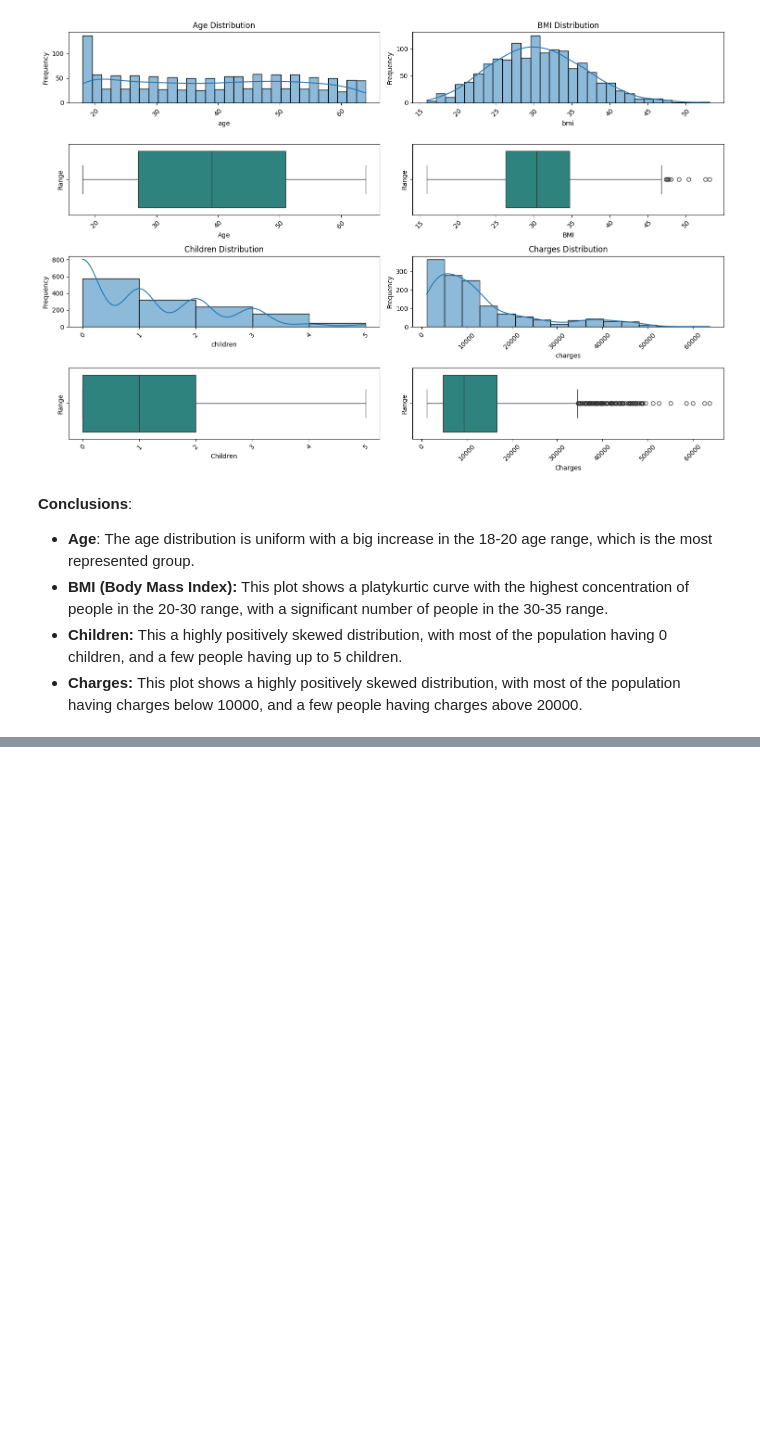
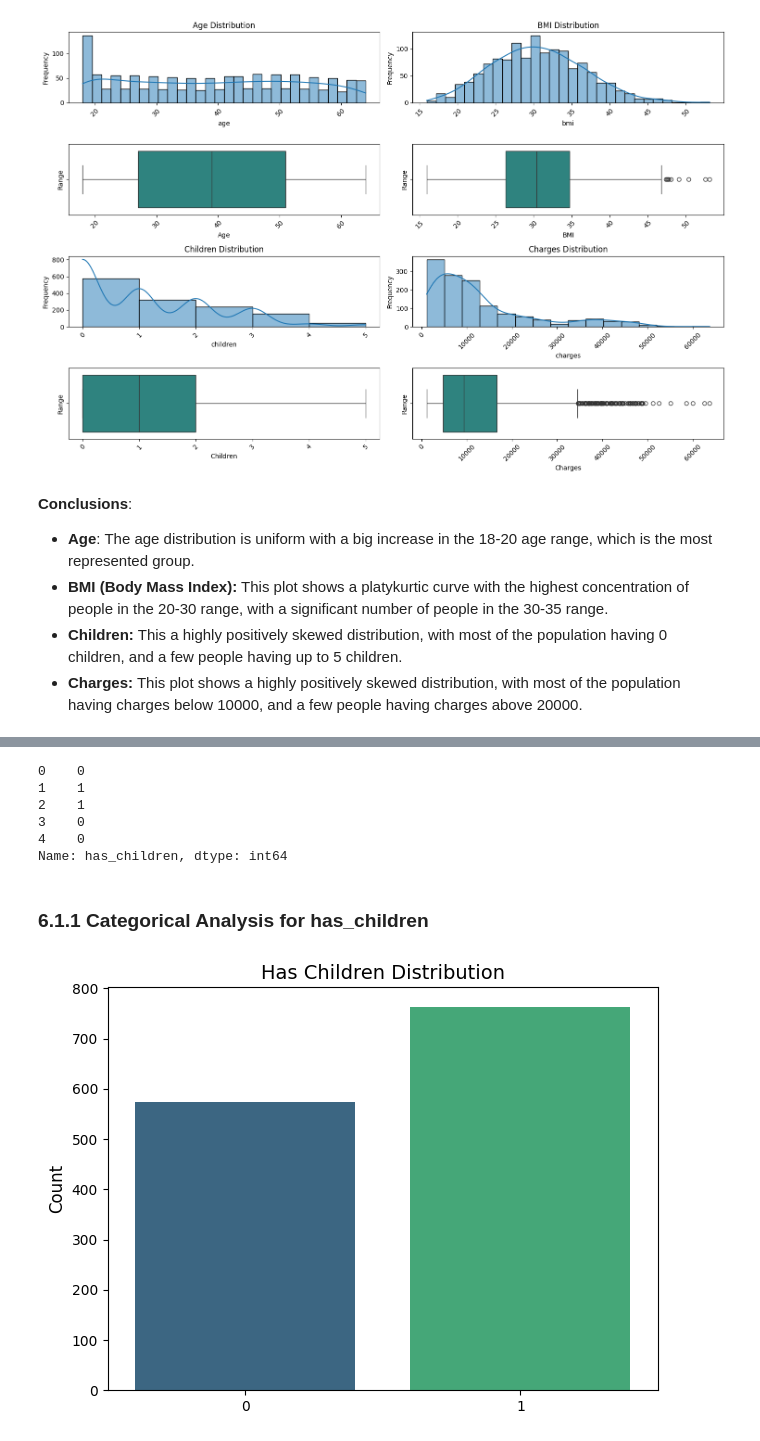
Before and after one commit to 4GeeksAcademy/danielpaez-dev-linear-regression, a Jupyter notebook: src/explore.ipynb, the cells around one changed output, grey strips where cells are left out. Cells and saved outputs as stored; diff of their text form; code cells hidden in the pictures; blank space fills up the shorter version.

```diff
--- a/src/explore.ipynb
+++ b/src/explore.ipynb
@@ -259,0 +305,21 @@ plt.show()
+# %%
+total_data_factorized['has_children'] = total_data_factorized['children'].apply(lambda x: 1 if x > 0 else 0)
+total_data_factorized['has_children'].head()
+# %% [output]
+0    0
+1    1
+2    1
+3    0
+4    0
+Name: has_children, dtype: int64
+# %% [markdown]
+### 6.1.1 Categorical Analysis for has_children <a id='c6-1-1'></a>
+# %%
+sns.countplot(data=total_data_factorized, x = "has_children", palette='viridis')
+plt.title("Has Children Distribution", fontsize=14)
+plt.xlabel('')
+plt.ylabel('Count', fontsize=12)
+plt.tight_layout()
+plt.show()
+# %% [output]
+[figure, added]
```
Also changed, not shown: parts of 27 cells of this notebook, 11 other files.
